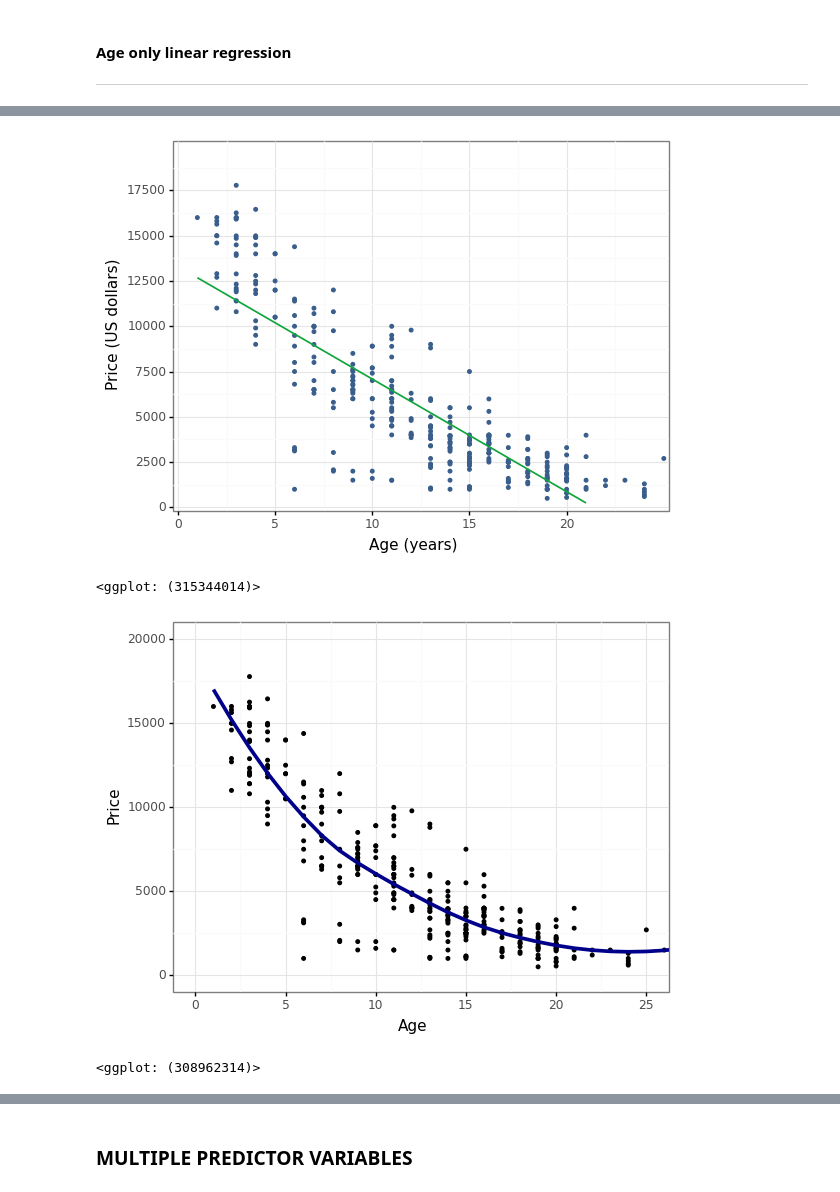
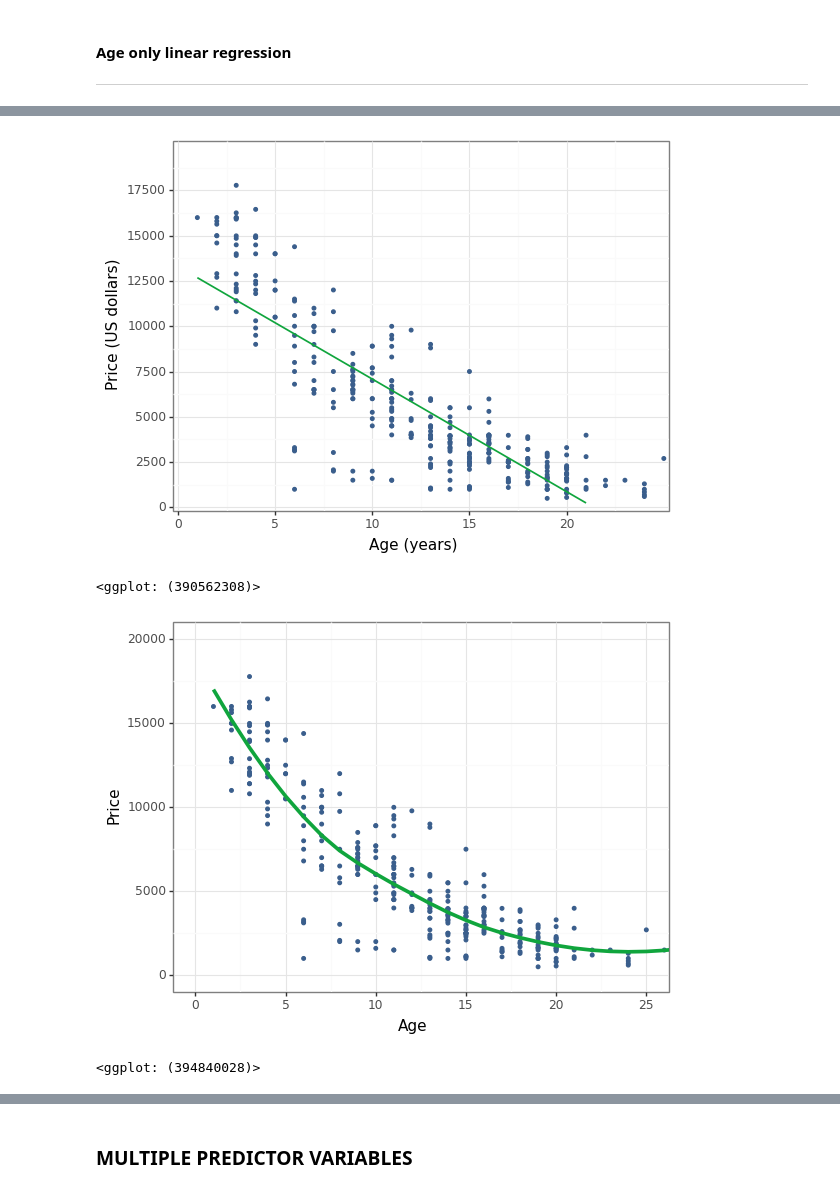
Before and after one commit to gabors-data-analysis/da_case_studies, a Jupyter notebook: ch15-used-cars-cart/ch15-used-cars-cart.ipynb, the cells around one changed output, grey strips where cells are left out. Saved outputs shown, nothing was run; the diff lists cells and outputs as text; code cells hidden in the pictures.

```diff
--- a/ch15-used-cars-cart/ch15-used-cars-cart.ipynb
+++ b/ch15-used-cars-cart/ch15-used-cars-cart.ipynb
@@ -420,23 +430,25 @@ pred_linreg1t=linreg1.predict(data_train)
 # %%
-ggplot(data_train) + geom_point(
-    aes(x="age", y="price"),
-    color=color[0],
-    size=1,
-    alpha=0.7,
-    show_legend=False,
-    na_rm=True,
-) + geom_line(
-    aes(x="age", y="pred_linreg1t"), colour=color[1], size=0.7
-) + scale_y_continuous(
-    expand=(0.01, 0.01), limits=(0, 20000), breaks=seq(0, 20000, by=2500)
-) + scale_x_continuous(
-    expand=(0.01, 0.01), limits=(0, 25), breaks=seq(0, 25, by=5)
-) + labs(
-    x="Age (years)", y="Price (US dollars)"
-) + theme_bw()
+(
+    ggplot(data_train)
+    + geom_point(
+        aes(x="age", y="price"),
+        color=color[0],
+        size=1,
+        alpha=0.7,
+        show_legend=False,
+        na_rm=True,
+    )
+    + geom_line(aes(x="age", y="pred_linreg1t"), colour=color[1], size=0.7)
+    + scale_y_continuous(
+        expand=(0.01, 0.01), limits=(0, 20000), breaks=seq(0, 20000, by=2500)
+    )
+    + scale_x_continuous(expand=(0.01, 0.01), limits=(0, 25), breaks=seq(0, 25, by=5))
+    + labs(x="Age (years)", y="Price (US dollars)")
+    + theme_bw()
+)
 # %% [output]
 [figure]
-<ggplot: (315344014)>
+<ggplot: (390562308)>
 # %%
 #### Age only only lowess
 lowess = sm.nonparametric.KernelReg
@@ -450,12 +462,15 @@ pred_lowess1t = lowess1.fit(data_train["age"])
 data_lowess = data_train.copy()
 data_lowess["pred_lowess1t"] = pred_lowess1t[0]
 # %%
-ggplot(data_train, aes(x="age", y="price")) + geom_point(size=1, colour="black") + labs(
-    x="Age", y="Price"
-) + coord_cartesian(xlim=(0, 25), ylim=(0, 20000)) + geom_smooth(
-    method="loess", colour="darkblue", se=False, size=1.5
-) + theme_bw()
+(
+    ggplot(data_train, aes(x="age", y="price"))
+    + geom_point(size=1, colour=color[0])
+    + labs(x="Age", y="Price")
+    + coord_cartesian(xlim=(0, 25), ylim=(0, 20000))
+    + geom_smooth(method="loess", colour=color[1], se=False, size=1.5)
+    + theme_bw()
+)
 # %% [output]
-[figure, old version]
+[figure, new version]
-<ggplot: (308962314)>
+<ggplot: (394840028)>
 # %%
```
Also changed, not shown: parts of 40 cells of this notebook, 44 other files.
